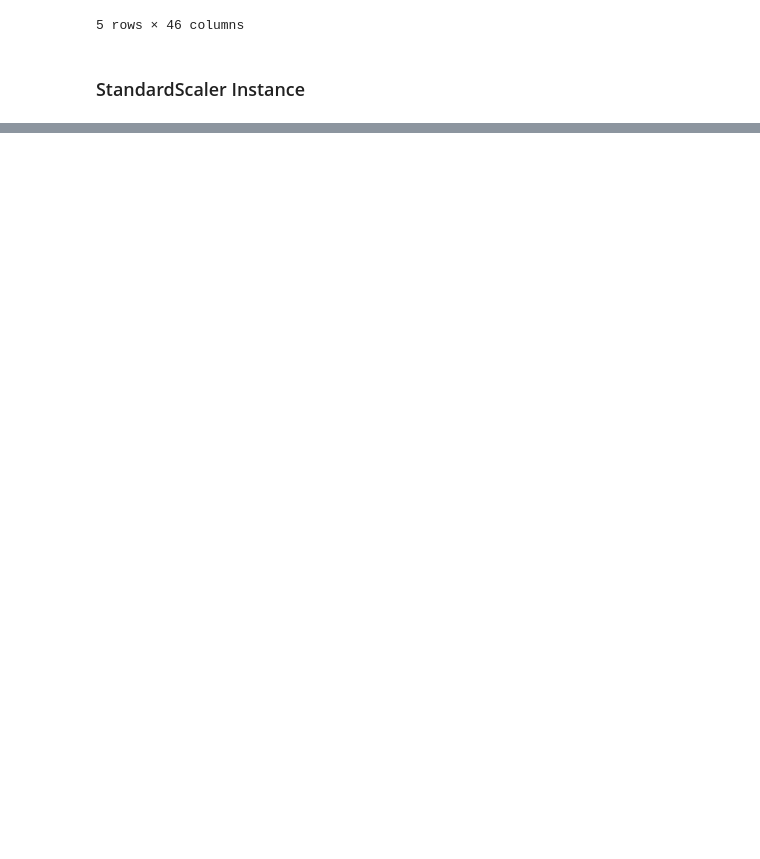
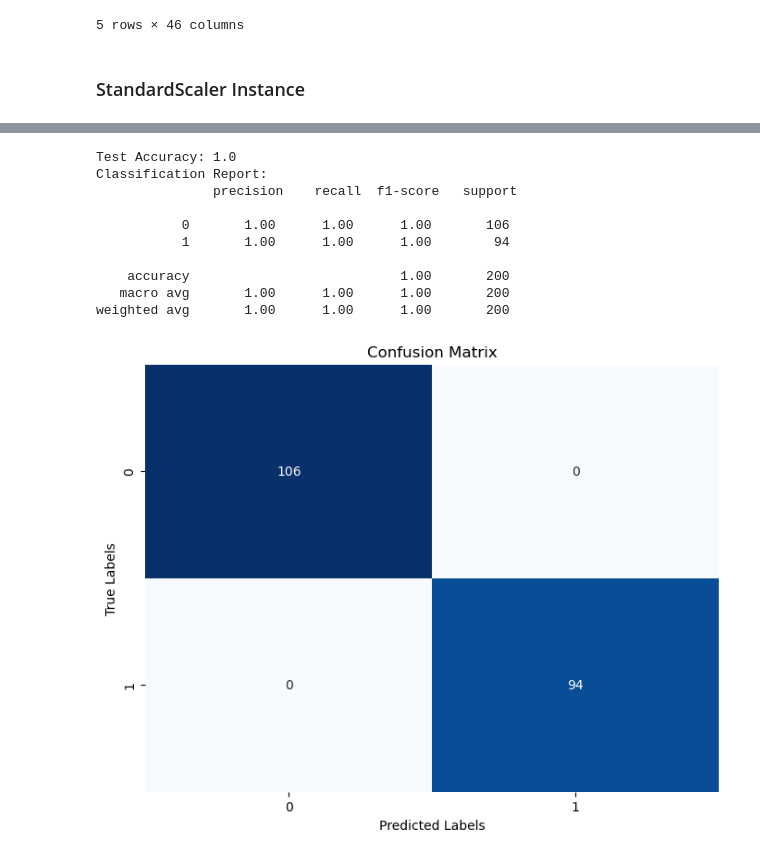
Before and after one commit to dcasey07/dementia-modeling, a Jupyter notebook: dementia_analysis.ipynb, the cells around one changed output, grey strips where cells are left out. Saved outputs shown, nothing was run; the diff lists cells and outputs as text; code cells hidden in the pictures; blank space fills up the shorter version.

```diff
--- a/dementia_analysis.ipynb
+++ b/dementia_analysis.ipynb
@@ -336,0 +312,30 @@ Test Accuracy: 1.0
+# %%
+# Evaluate the classifier on the test set
+test_accuracy = grid_search.best_estimator_.score(X_test_scaled, y_test)
+print("Test Accuracy:", test_accuracy)
+
+# Generate a classification report
+y_pred = grid_search.best_estimator_.predict(X_test_scaled)
+classification_rep = classification_report(y_test, y_pred)
+print("Classification Report:\n", classification_rep)
+
+# Generate a confusion matrix
+conf_matrix = confusion_matrix(y_test, y_pred)
+plt.figure(figsize=(8, 6))
+sns.heatmap(conf_matrix, annot=True, fmt='d', cmap='Blues', cbar=False)
+plt.title('Confusion Matrix')
+plt.xlabel('Predicted Labels')
+plt.ylabel('True Labels')
+plt.show()
+# %% [output]
+Test Accuracy: 1.0
+Classification Report:
+               precision    recall  f1-score   support
+
+           0       1.00      1.00      1.00       106
+           1       1.00      1.00      1.00        94
+
+    accuracy                           1.00       200
+   macro avg       1.00      1.00      1.00       200
+weighted avg       1.00      1.00      1.00       200
+[figure, added]
```
Also changed, not shown: parts of 12 cells of this notebook, 1 other file.
